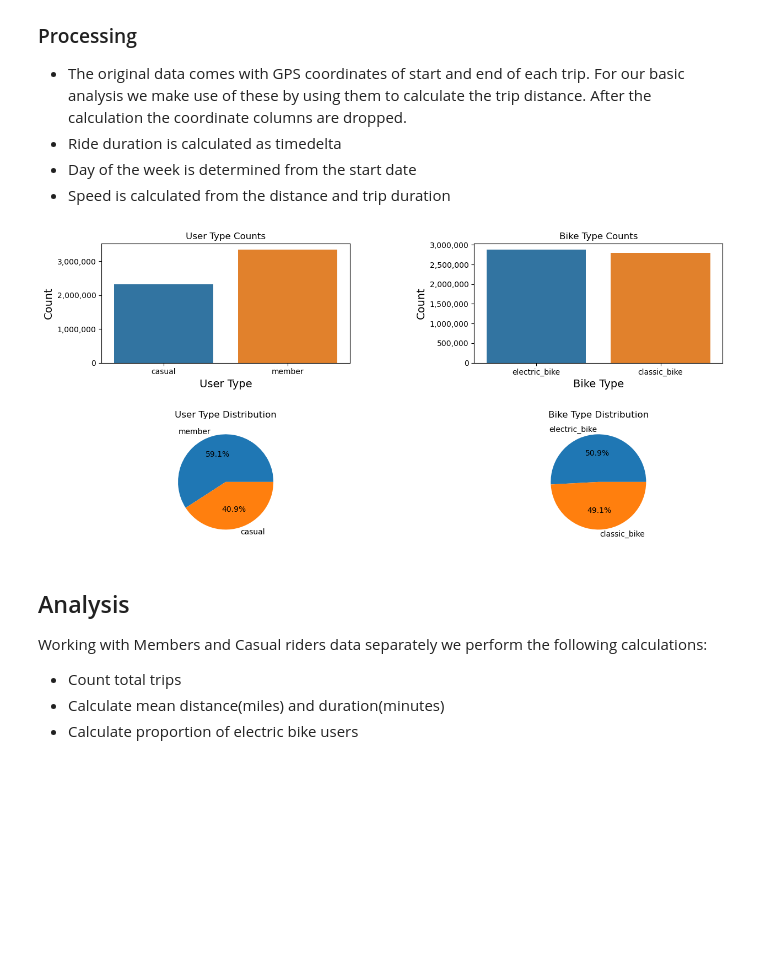
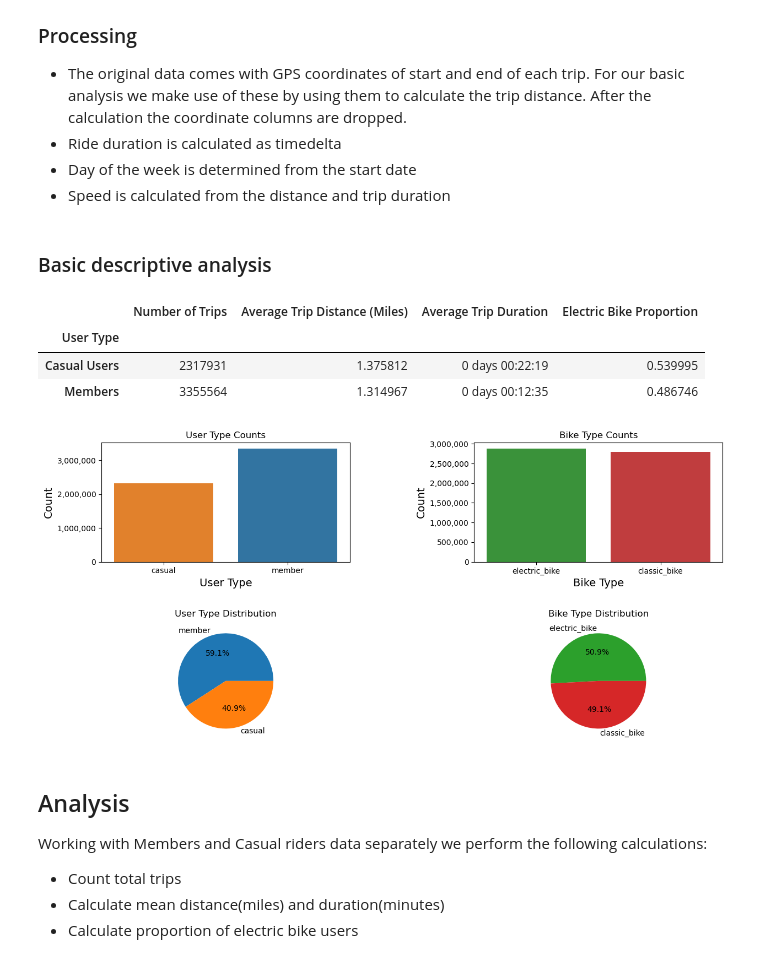
Before and after one commit to mosesibnmoses/Data-Portfolio, a Jupyter notebook: Bike share business analysis/Bike-share trips analysis.ipynb, the cells around one changed output. Saved outputs shown, nothing was run; the diff lists cells and outputs as text; code cells hidden in the pictures; blank space fills up the shorter version.

```diff
--- a/Bike share business analysis/Bike-share trips analysis.ipynb
+++ b/Bike share business analysis/Bike-share trips analysis.ipynb
@@ -99,40 +97,74 @@ if not os.path.exists('combined.pkl'):
     print ('Saving combined data file')
     combined_df.to_pickle('combined.pkl')
 combined_df=pd.read_pickle('combined.pkl')
+# %% [markdown]
+### Basic descriptive analysis
+# %%
+
+num_trips_casuals=combined_df[combined_df['member_casual']=='casual']['ride_id'].count()
+num_trips_members=combined_df[combined_df['member_casual']=='member']['ride_id'].count()
+
+avg_distance_casuals=combined_df[combined_df['member_casual']=='casual']['distance'].mean()
+avg_distance_members=combined_df[combined_df['member_casual']=='member']['distance'].mean()
+
+avg_ride_duration_casuals=combined_df[combined_df['member_casual']=='casual']['ride_duration'].mean()
+avg_ride_duration_casuals=avg_ride_duration_casuals.round('S')
+avg_ride_duration_members=combined_df[combined_df['member_casual']=='member']['ride_duration'].mean()
+avg_ride_duration_members=avg_ride_duration_members.round('S')
+
+electric_casuals_proportion=combined_df[(combined_df['member_casual']=='casual') & (combined_df['rideable_type']=='electric_bike')]['ride_id'].count()/(num_trips_casuals)
+electric_members_proportion=combined_df[(combined_df['member_casual']=='member') & (combined_df['rideable_type']=='electric_bike')]['ride_id'].count()/(num_trips_members)
+
+summary_columns=['User Type','Number of Trips','Average Trip Distance (Miles)','Average Trip Duration','Electric Bike Proportion']
+casuals_summary=['Casual Users',
+                 num_trips_casuals,avg_distance_casuals,avg_ride_duration_casuals,electric_casuals_proportion]
+
+members_summary=['Members',num_trips_members,avg_distance_members,avg_ride_duration_members,electric_members_proportion]
+summary=[casuals_summary,members_summary]
+summary_df=pd.DataFrame(summary,columns=summary_columns)
+summary_df.set_index("User Type")
+# %% [output]
+|  | Number of Trips | Average Trip Distance (Miles) | Average Trip Duration | Electric Bike Proportion |
+| User Type |  |  |  |  |
+| Casual Users | 2317931 | 1.375812 | 0 days 00:22:19 | 0.539995 |
+| Members | 3355564 | 1.314967 | 0 days 00:12:35 | 0.486746 |
 # %%
 #combined_df['member_casual'].value_counts().plot(kind='bar')
 import matplotlib.ticker as ticker
+
+palette = {'member': '#1f77b4', 'casual': '#ff7f0e', 'electric_bike': '#2ca02c', 'classic_bike': '#d62728'}
 
 fig, axs = plt.subplots(ncols=2,nrows=2, figsize=(12,6))
 axs[0,0].ticklabel_format(style = 'plain')
 axs[0,1].ticklabel_format(style = 'plain')
 fig.tight_layout()
-sns.countplot(data=combined_df, x='member_casual',ax=axs[0,0])
-sns.countplot(data=combined_df, x='rideable_type',ax=axs[0,1])
-
+#sns.countplot(data=combined_df, x='member_casual',ax=axs[0,0],palette=[palette['member'],palette['casual']])
+sns.countplot(data=combined_df, x='member_casual',ax=axs[0,0],palette=palette)
+#sns.countplot(data=combined_df, x='rideable_type',ax=axs[0,1],palette=[palette['electric_bike'],palette['classic_bike']])
+sns.countplot(data=combined_df, x='rideable_type',ax=axs[0,1],palette=palette)
 user_types = combined_df['member_casual'].value_counts()
-axs[1,0].pie(user_types, labels = user_types.index, autopct='%1.1f%%')
+axs[1,0].pie(user_types, labels = user_types.index, autopct='%1.1f%%',colors=[palette['member'],palette['casual']])
 axs[1,0].set_title("User Type Distribution")
 
 bike_types = combined_df['rideable_type'].value_counts()
-axs[1,1].pie(bike_types, labels = bike_types.index, autopct='%1.1f%%')
+axs[1,1].pie(bike_types, labels = bike_types.index, autopct='%1.1f%%',colors=[palette['electric_bike'],palette['classic_bike']])
 axs[1,1].set_title("Bike Type Distribution")
 
 #make the y-axis ticks more readable
 formatter = ticker.FuncFormatter(lambda x, pos: '{:,.0f}'.format(x))
 axs[0,0].yaxis.set_major_formatter(formatter)
 axs[0,1].yaxis.set_major_formatter(formatter)
 
 axs[0,0].set_title("User Type Counts")
 axs[0,0].set_xlabel('User Type', fontsize=14)
 axs[0,1].set_title("Bike Type Counts")
 axs[0,1].set_xlabel('Bike Type', fontsize=14)
 for ax in axs[0]:
     ax.set_ylabel('Count',fontsize=14)
 plt.subplots_adjust(wspace=0.5,hspace=0.5)
 plt.show()
 # %% [output]
-[figure, old version]
+[figure, new version]
 # %% [markdown]
 ## Analysis
 
```
Also changed, not shown: parts of 14 cells of this notebook.
